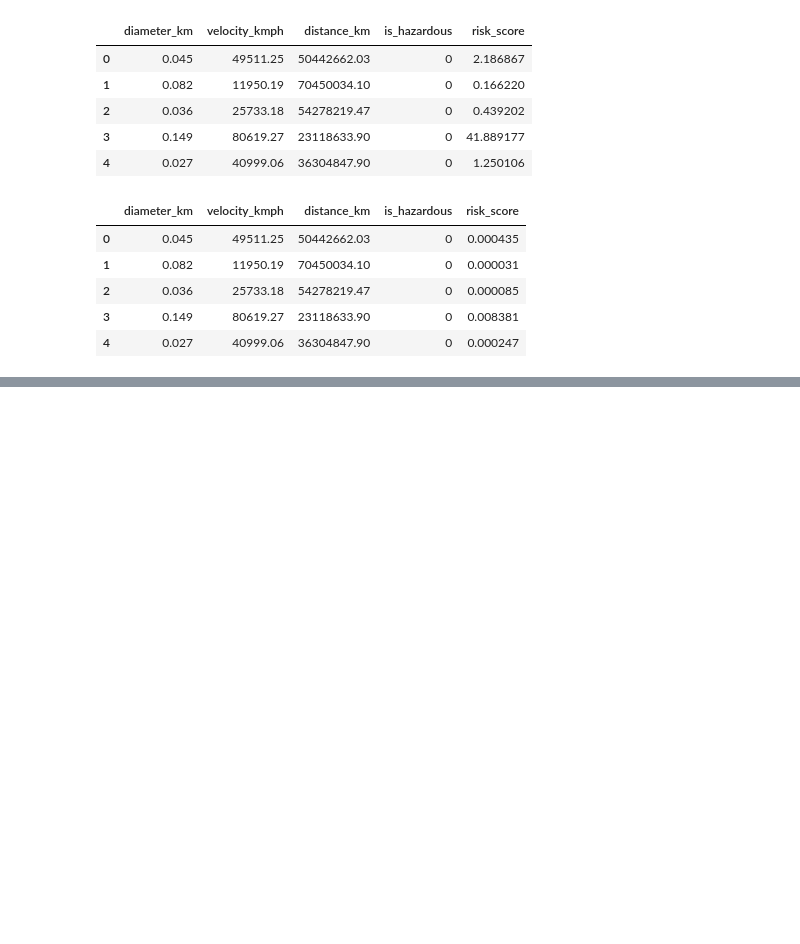
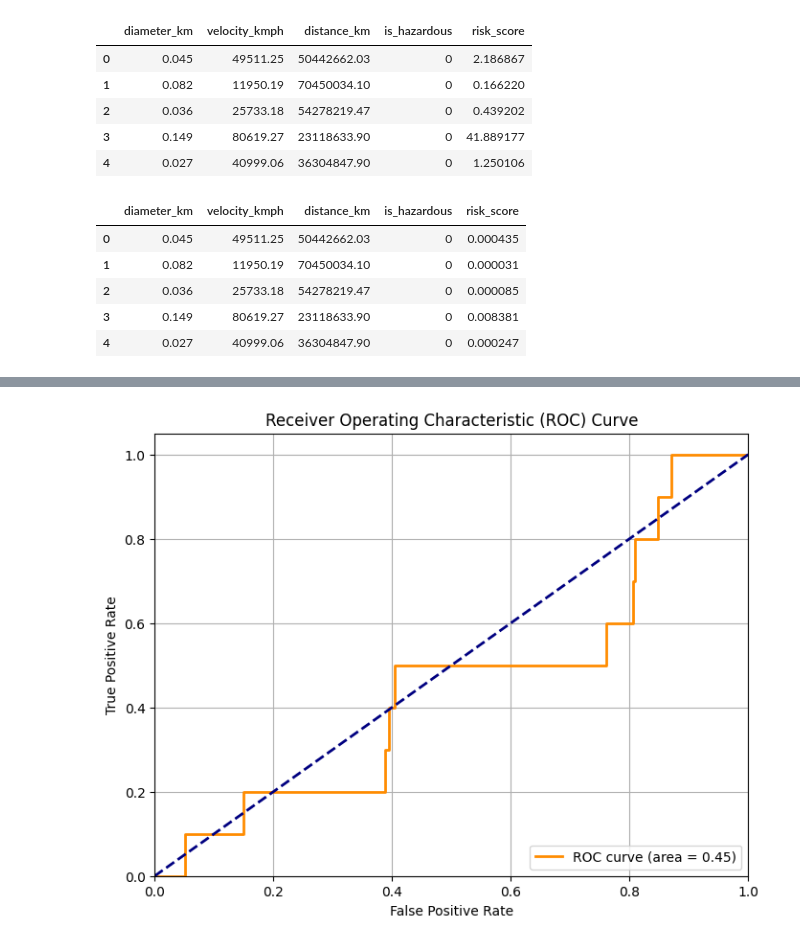
Before and after one commit to gautumsvp7/asteroid, a Jupyter notebook: asteroid.ipynb, the cells around one changed output, grey strips where cells are left out. Cells and saved outputs as stored; diff of their text form; code cells hidden in the pictures; blank space fills up the shorter version.

```diff
--- a/asteroid.ipynb
+++ b/asteroid.ipynb
@@ -270,0 +352,16 @@ weighted avg       0.94      0.97      0.95       319
+# %%
+# prompt: Create an SVM model to predict is_hazardous . Set verbose so that I can see what is happening.
+
+from sklearn.svm import SVC
+from sklearn.metrics import classification_report, confusion_matrix, accuracy_score
+
+# Initialize the SVM model
+# We'll use a simple C-Support Vector Classification.
+# `probability=True` is needed if you want probability estimates (though not strictly needed for prediction here).
+# `verbose=True` will print output related to the optimization process.
+svm_model = SVC(probability=True, verbose=True)
+
+# Train the model
+print("Training the SVM model...")
+svm_model.fit(X_resampled, y_resampled)
+print("Training complete.")
@@ -270,0 +405,29 @@ weighted avg       0.94      0.97      0.95       319
+# %%
+# prompt: Plot ROC curve
+
+import matplotlib.pyplot as plt
+from sklearn.metrics import roc_curve, auc
+
+# Get probability predictions for the positive class (is_hazardous = 1)
+y_proba = svm_model.predict_proba(X_test)[:, 1]
+
+# Compute ROC curve
+fpr, tpr, thresholds = roc_curve(y_test, y_proba)
+
+# Compute AUC (Area Under the Curve)
+roc_auc = auc(fpr, tpr)
+
+# Plot ROC curve
+plt.figure(figsize=(8, 6))
+plt.plot(fpr, tpr, color='darkorange', lw=2, label='ROC curve (area = %0.2f)' % roc_auc)
+plt.plot([0, 1], [0, 1], color='navy', lw=2, linestyle='--')
+plt.xlim([0.0, 1.0])
+plt.ylim([0.0, 1.05])
+plt.xlabel('False Positive Rate')
+plt.ylabel('True Positive Rate')
+plt.title('Receiver Operating Characteristic (ROC) Curve')
+plt.legend(loc="lower right")
+plt.grid(True)
+plt.show()
+# %% [output]
+[figure, added]
```
Also changed, not shown: parts of 15 cells of this notebook, 3 other files.
